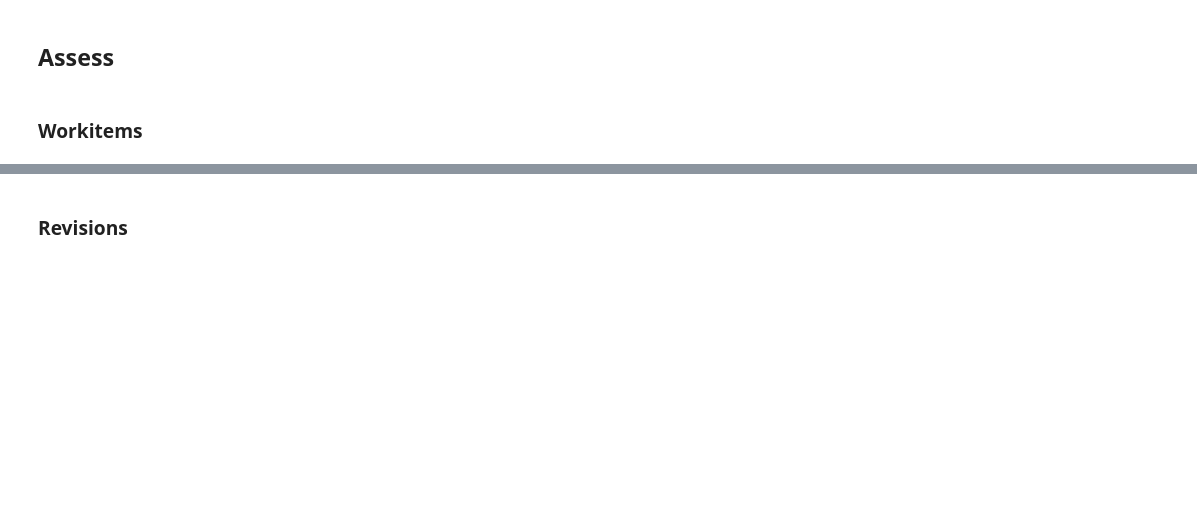
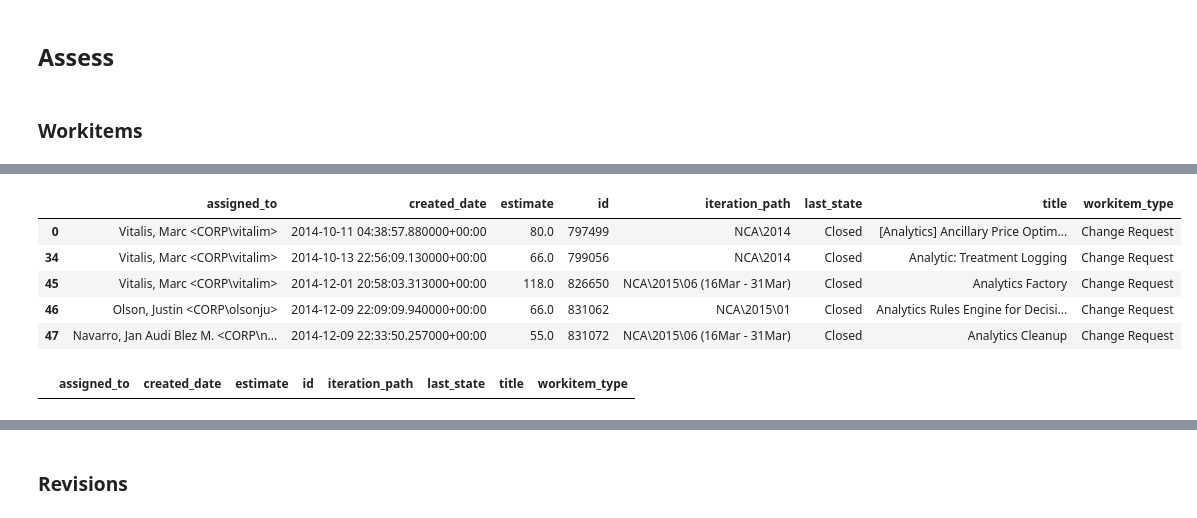
Before and after one commit to netxph/wi-analysis, a Jupyter notebook: tfs-wrangle.ipynb, the cells around one changed output, grey strips where cells are left out. Cells and saved outputs as stored; diff of their text form; code cells hidden in the pictures; blank space fills up the shorter version.

```diff
--- a/tfs-wrangle.ipynb
+++ b/tfs-wrangle.ipynb
@@ -30,4 +152,15 @@ workitems[workitems.estimate == 0]
 # %%
-workitems[workitems.estimate > 50]
+workitems[workitems.estimate > 50].head()
+# %% [output]
+|  | assigned_to | created_date | estimate | id | iteration_path | last_state | title | workitem_type |
+| 0 | Vitalis, Marc <CORP\vitalim> | 2014-10-11 04:38:57.880000+00:00 | 80.0 | 797499 | NCA\2014 | Closed | [Analytics] Ancillary Price Optim... | Change Request |
+| 34 | Vitalis, Marc <CORP\vitalim> | 2014-10-13 22:56:09.130000+00:00 | 66.0 | 799056 | NCA\2014 | Closed | Analytic: Treatment Logging | Change Request |
+| 45 | Vitalis, Marc <CORP\vitalim> | 2014-12-01 20:58:03.313000+00:00 | 118.0 | 826650 | NCA\2015\06 (16Mar - 31Mar) | Closed | Analytics Factory | Change Request |
+| 46 | Olson, Justin <CORP\olsonju> | 2014-12-09 22:09:09.940000+00:00 | 66.0 | 831062 | NCA\2015\01 | Closed | Analytics Rules Engine for Decisi... | Change Request |
+| 47 | Navarro, Jan Audi Blez M. <CORP\n... | 2014-12-09 22:33:50.257000+00:00 | 55.0 | 831072 | NCA\2015\06 (16Mar - 31Mar) | Closed | Analytics Cleanup | Change Request |
+# %%
+workitems2[workitems2.estimate > 50].head()
+# %% [output]
+|  | assigned_to | created_date | estimate | id | iteration_path | last_state | title | workitem_type |
 # %%
 workitems.last_state.value_counts()
```
Also changed, not shown: parts of 63 cells of this notebook.
